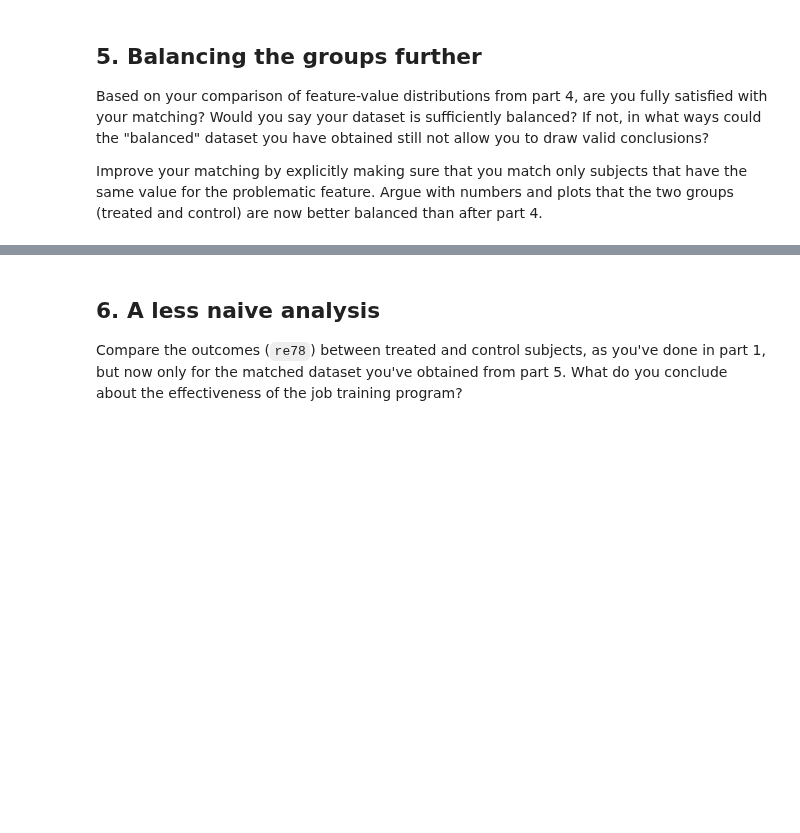
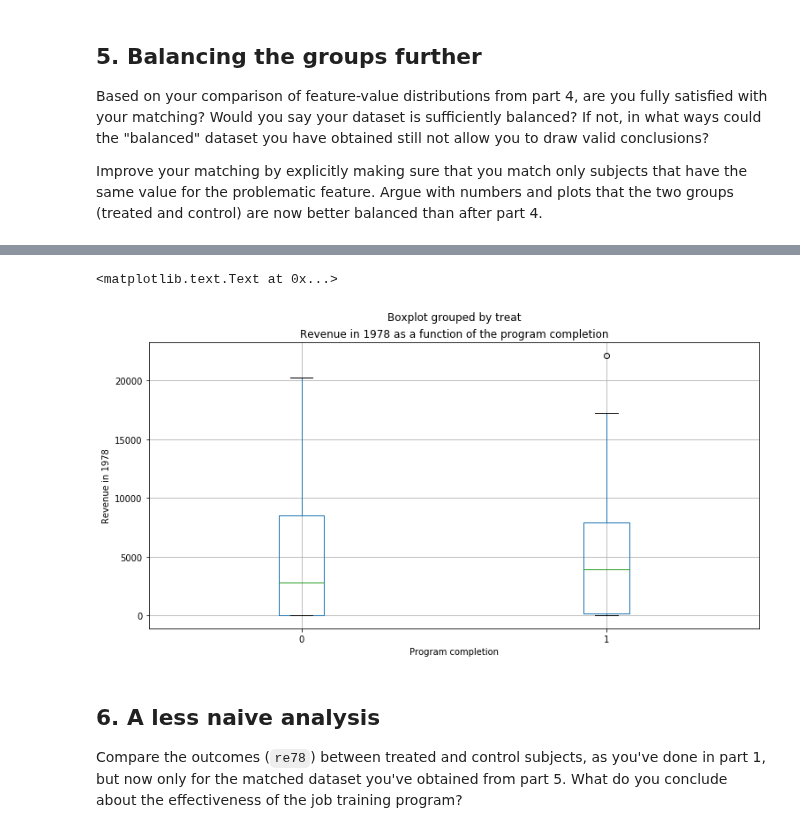
Before and after one commit to mosimann/ADA, a Jupyter notebook: 04 - Applied ML/Homework 4.ipynb, the cells around one changed output, grey strips where cells are left out. Drawn from its saved outputs; the diff is of its cells as text; code cells hidden in the pictures; blank space fills up the shorter version.

```diff
--- a/04 - Applied ML/Homework 4.ipynb
+++ b/04 - Applied ML/Homework 4.ipynb
@@ -373,3 +435,13 @@ Argue with numbers and plots that the two groups (treated and control) are now b
+# %%
+# Compare outcome re78 between the two groups when the race is set to be the same
+
+ax = lalonde_cleaned.boxplot(column = ['re78'], by = ['treat'] ,figsize=(12,6))
+ax.set_xlabel('Program completion')
+ax.set_ylabel('Revenue in 1978')
+ax.set_title('Revenue in 1978 as a function of the program completion')
+# %% [output]
+<matplotlib.text.Text at 0x...>
+[figure, added]
 # %% [markdown]
 ## 6. A less naive analysis
 
```
Also changed, not shown: parts of 6 cells of this notebook.
